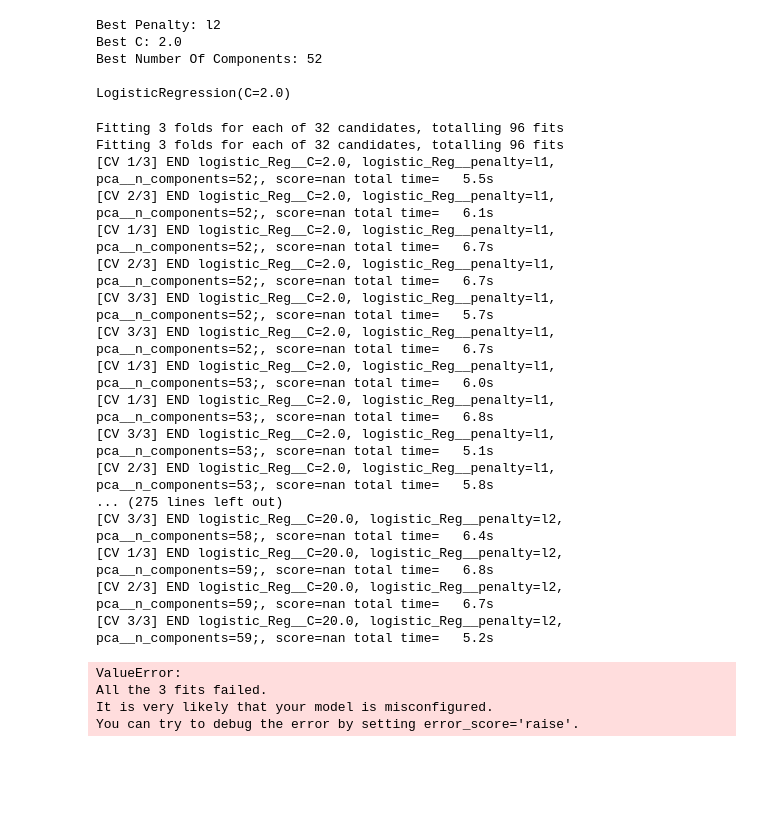
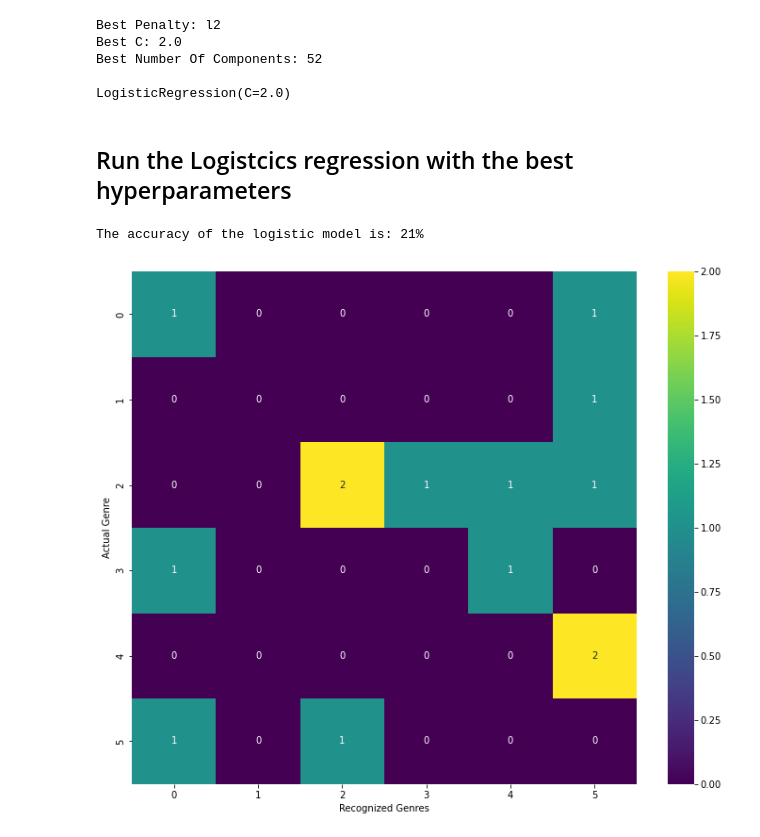
Before and after one commit to simonefacchiano/logistic_regression_gennus, a Jupyter notebook: logistic_regression.ipynb, the cells around one changed output. Drawn from its saved outputs; the diff is of its cells as text; code cells hidden in the pictures; blank space fills up the shorter version.

Commit message:
[done] kernel of the logisic regression

```diff
--- a/logistic_regression.ipynb
+++ b/logistic_regression.ipynb
@@ -92,13 +54,10 @@ stacked_single_tensors = torch.cat(single_tensors).numpy()
 data = pd.DataFrame(stacked_single_tensors)
 data.insert(0, "Label", labels, True)
 # %%
-
 def train_test_split( dataset , perc_train , set_seed = 69):
-
     train = dataset.sample(frac= perc_train,random_state = set_seed )
     test  = dataset.drop(train.index)
-
     return (train , test )
+#####
+train_dataset , test_dataset = train_test_split( data , perc_train = .85)
-# %%
-train_dataset , test_dataset = train_test_split( data , perc_train = .9)
 # %%
@@ -171,29 +104,44 @@ Best Number Of Components: 52
 
 LogisticRegression(C=2.0)
 # %%
-CV_result = cross_val_score(clf , X , y , cv = 3 , n_jobs=2, verbose=3)
-
-# gives error, lamenting something about configuration of models :(
+# WE DON'T KNOW WHY IS HERE
+#CV_result = cross_val_score(clf , X , y , cv = 3 , n_jobs=2, verbose=3)
-# %% [output]
-Fitting 3 folds for each of 32 candidates, totalling 96 fits
-Fitting 3 folds for each of 32 candidates, totalling 96 fits
-[CV 1/3] END logistic_Reg__C=2.0, logistic_Reg__penalty=l1, pca__n_components=52;, score=nan total time=   5.5s
-[CV 2/3] END logistic_Reg__C=2.0, logistic_Reg__penalty=l1, pca__n_components=52;, score=nan total time=   6.1s
-[CV 1/3] END logistic_Reg__C=2.0, logistic_Reg__penalty=l1, pca__n_components=52;, score=nan total time=   6.7s
-[CV 2/3] END logistic_Reg__C=2.0, logistic_Reg__penalty=l1, pca__n_components=52;, score=nan total time=   6.7s
-[CV 3/3] END logistic_Reg__C=2.0, logistic_Reg__penalty=l1, pca__n_components=52;, score=nan total time=   5.7s
-[CV 3/3] END logistic_Reg__C=2.0, logistic_Reg__penalty=l1, pca__n_components=52;, score=nan total time=   6.7s
-[CV 1/3] END logistic_Reg__C=2.0, logistic_Reg__penalty=l1, pca__n_components=53;, score=nan total time=   6.0s
-[CV 1/3] END logistic_Reg__C=2.0, logistic_Reg__penalty=l1, pca__n_components=53;, score=nan total time=   6.8s
-[CV 3/3] END logistic_Reg__C=2.0, logistic_Reg__penalty=l1, pca__n_components=53;, score=nan total time=   5.1s
-[CV 2/3] END logistic_Reg__C=2.0, logistic_Reg__penalty=l1, pca__n_components=53;, score=nan total time=   5.8s
-... (275 lines left out)
-[CV 3/3] END logistic_Reg__C=20.0, logistic_Reg__penalty=l2, pca__n_components=58;, score=nan total time=   6.4s
-[CV 1/3] END logistic_Reg__C=20.0, logistic_Reg__penalty=l2, pca__n_components=59;, score=nan total time=   6.8s
-[CV 2/3] END logistic_Reg__C=20.0, logistic_Reg__penalty=l2, pca__n_components=59;, score=nan total time=   6.7s
-[CV 3/3] END logistic_Reg__C=20.0, logistic_Reg__penalty=l2, pca__n_components=59;, score=nan total time=   5.2s
-ValueError:
-All the 3 fits failed.
-It is very likely that your model is misconfigured.
-You can try to debug the error by setting error_score='raise'.
+# %% [markdown]
+## Run the Logistcics regression with the best hyperparameters
+# %%
+X_train = train_dataset.iloc[: , 1:]      # ALL THE DATA POINTS for the training set
+y_train = train_dataset.iloc[: , :1]      # ALL THE LABELSfor the training set
+
+X_test =  test_dataset.iloc[: , 1:]       # ALL THE DATA POINTS for the test set
+y_test =  test_dataset.iloc[: , :1]       # ALL THE LABELS for the test set
+
+# [TODO]  do not arcoding but with the best hyperparameter
+
+pca = PCA(n_components= 11)               # PCA with the best number of components
+X_train_pca =  pd.DataFrame(pca.fit_transform(X_train))   # Transform the train dataset in pc
+X_test_pca  =  pd.DataFrame(pca.fit_transform(X_test ))   # Transform the test  dataset in pc
+
+### RUN THE LOGISTIC REGRESSION
+
+logistic = LogisticRegression(penalty= 'l2'  , C = 2)
+logistic.fit( X_train_pca  , y_train )
+
+### TEST THE MODEL
+LogisticPredictions = logistic.predict( X_test_pca )
+# %%
+Logistic_Accuracy = logistic.score(  X_test_pca , y_test )
+Logistic_Accuracy ="{: .0%}".format(Logistic_Accuracy)
+print(f"The accuracy of the logistic model is:{Logistic_Accuracy}")
+# %% [output]
+The accuracy of the logistic model is: 21%
+# %%
+### CONFUSION MATRIX
+confusion = metrics.confusion_matrix( y_test , LogisticPredictions)
+plt.figure(figsize=(12,10))
+sns.heatmap(confusion , annot= True , fmt = 'd' , cmap= "viridis")
+plt.xlabel("Recognized Genres")
+plt.ylabel("Actual Genre")
+plt.show()
+# %% [output]
+[figure, added]
 # %%
```
Also changed, not shown: parts of 28 cells of this notebook, 1 other file.
